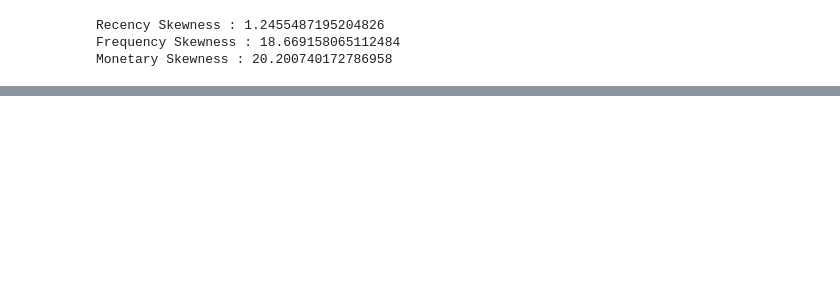
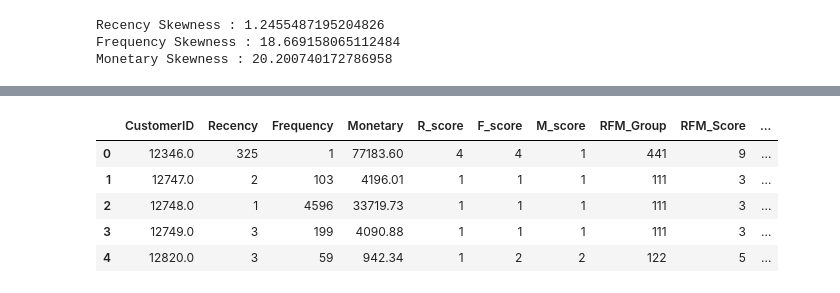
Before and after one commit to alan-w25/Stat-Learning-Final-Project, a Jupyter notebook: main.ipynb, the cells around one changed output, grey strips where cells are left out. Saved outputs shown, nothing was run; the diff lists cells and outputs as text; code cells hidden in the pictures; blank space fills up the shorter version.

```diff
--- a/main.ipynb
+++ b/main.ipynb
@@ -306,0 +391,10 @@ Monetary Skewness : 20.200740172786958
+# %%
+# Now we will perform K- means clustering on the data set.
+KM_clust = KMeans(n_clusters= 3, init = 'k-means++',max_iter = 1000)
+KM_clust.fit(Scaled_RFM_data)
+
+# Mapping on the data
+RFM_data['Cluster'] = KM_clust.labels_
+RFM_data['Cluster'] = 'Cluster' + RFM_data['Cluster'].astype(str)
+RFM_data.head()
+# %% [output]
@@ -306,0 +402,6 @@ Monetary Skewness : 20.200740172786958
+|  | CustomerID | Recency | Frequency | Monetary | R_score | F_score | M_score | RFM_Group | RFM_Score | ... |
+| 0 | 12346.0 | 325 | 1 | 77183.60 | 4 | 4 | 1 | 441 | 9 | ... |
+| 1 | 12747.0 | 2 | 103 | 4196.01 | 1 | 1 | 1 | 111 | 3 | ... |
+| 2 | 12748.0 | 1 | 4596 | 33719.73 | 1 | 1 | 1 | 111 | 3 | ... |
+| 3 | 12749.0 | 3 | 199 | 4090.88 | 1 | 1 | 1 | 111 | 3 | ... |
+| 4 | 12820.0 | 3 | 59 | 942.34 | 1 | 2 | 2 | 122 | 5 | ... |
```
Also changed, not shown: parts of 6 cells of this notebook.
